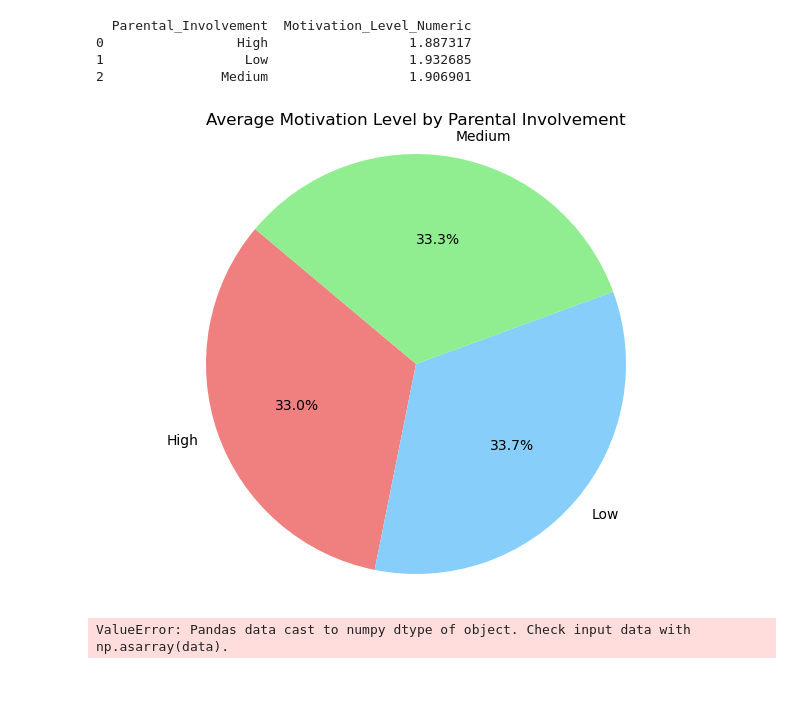
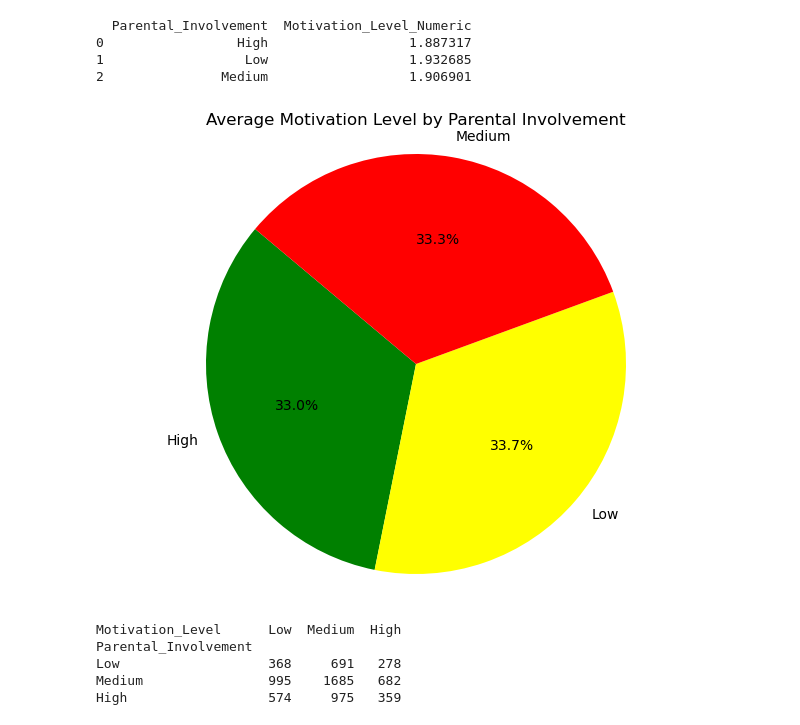
Before and after one commit to mgreiss/Project-1---SMU, a Jupyter notebook: dataAnalysis.ipynb, the cells around one changed output. Saved outputs shown, nothing was run; the diff lists cells and outputs as text; code cells hidden in the pictures; blank space fills up the shorter version.

```diff
--- a/dataAnalysis.ipynb
+++ b/dataAnalysis.ipynb
@@ -92,14 +41,14 @@ print(motivation_analysis)
 # %%
 # Prepare data for pie chart
 labels = motivation_analysis['Parental_Involvement']
 sizes = motivation_analysis['Motivation_Level_Numeric']
-colors = ['lightcoral', 'lightskyblue', 'lightgreen']  # You can choose your colors
+colors = ['green', 'yellow', 'red']  # You can choose your colors
 
 # Create pie chart
 plt.figure(figsize=(8, 6))
 plt.pie(sizes, labels=labels, colors=colors, autopct='%1.1f%%', startangle=140)
 plt.title('Average Motivation Level by Parental Involvement')
 plt.axis('equal')  # Equal aspect ratio ensures that pie is drawn as a circle.
 plt.show()
 # %% [output]
-[figure, old version]
+[figure, new version]
@@ -111,6 +55,20 @@ X = sm.add_constant(X)
-# %%
-# Fit the regression model
-model = sm.OLS(y, X).fit()
-print(model.summary())
-# %% [output]
-ValueError: Pandas data cast to numpy dtype of object. Check input data with np.asarray(data).
+# %%
+# Contingency table
+contingency_table = pd.crosstab(student_df['Parental_Involvement'], student_df['Motivation_Level'])
+
+# Define the custom order for rows and columns
+row_order = ['Low', 'Medium', 'High']
+column_order = ['Low', 'Medium', 'High']
+
+# Sort the contingency table by the custom order for rows and columns
+contingency_table = contingency_table.reindex(index=row_order, fill_value=0)
+contingency_table = contingency_table.reindex(columns=column_order, fill_value=0)
+
+# Print the sorted contingency table
+print(contingency_table)
+# %% [output]
+Motivation_Level      Low  Medium  High
+Parental_Involvement
+Low                   368     691   278
+Medium                995    1685   682
+High                  574     975   359
```
Also changed, not shown: parts of 9 cells of this notebook, 1 other file.
